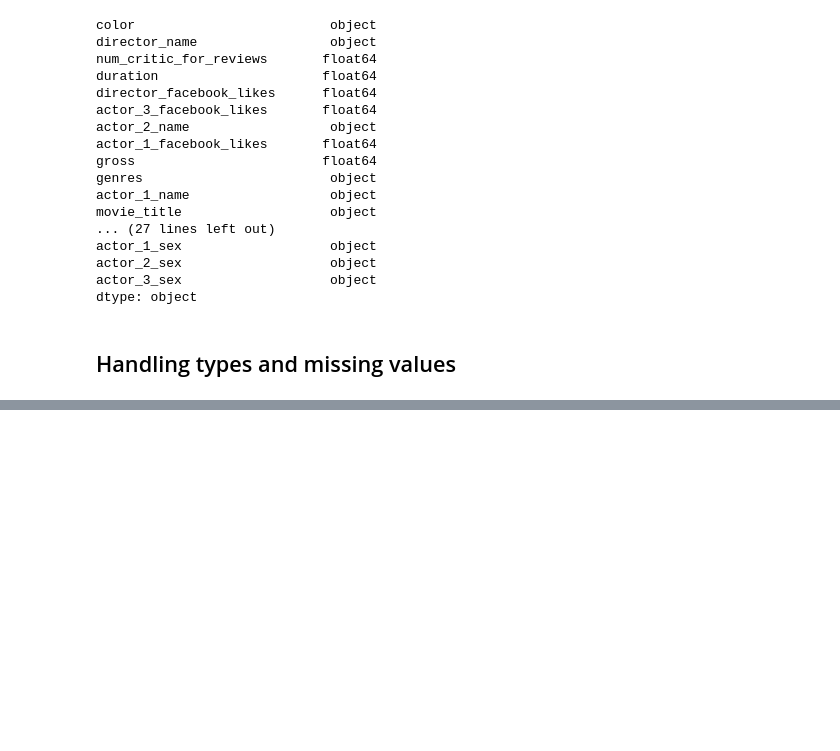
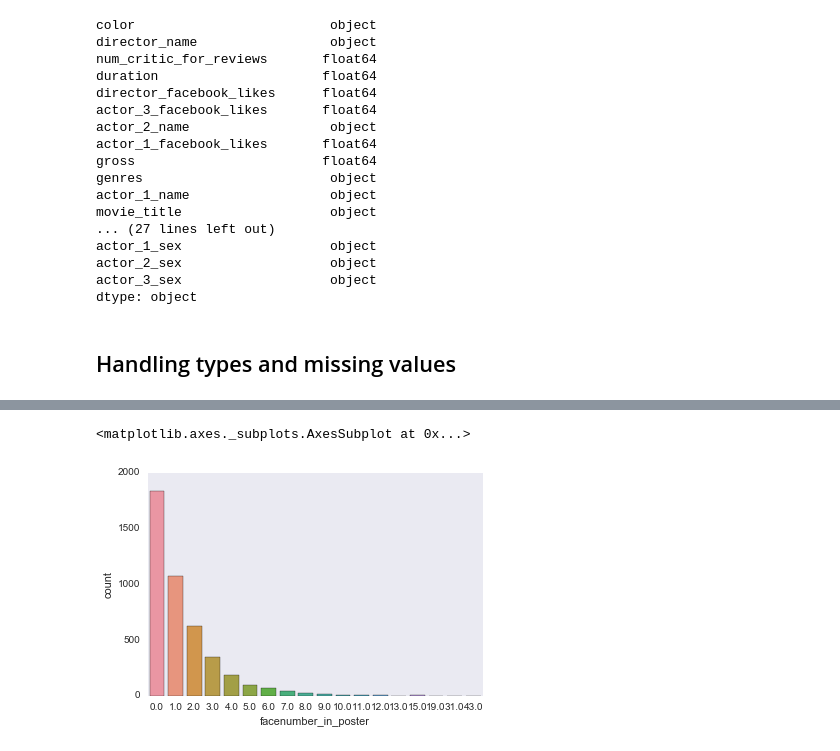
Before and after one commit to eeghor/teg-movie-presentation, a Jupyter notebook: imdb_5000_analysis.ipynb, the cells around one changed output, grey strips where cells are left out. Cells and saved outputs as stored; diff of their text form; code cells hidden in the pictures; blank space fills up the shorter version.

```diff
--- a/imdb_5000_analysis.ipynb
+++ b/imdb_5000_analysis.ipynb
@@ -48,0 +139,5 @@ dtype: object
+# %%
+sns.countplot(x="facenumber_in_poster", data=df)
+# %% [output]
+<matplotlib.axes._subplots.AxesSubplot at 0x...>
+[figure, added]
```
Also changed, not shown: parts of 9 cells of this notebook, 1 other file.
